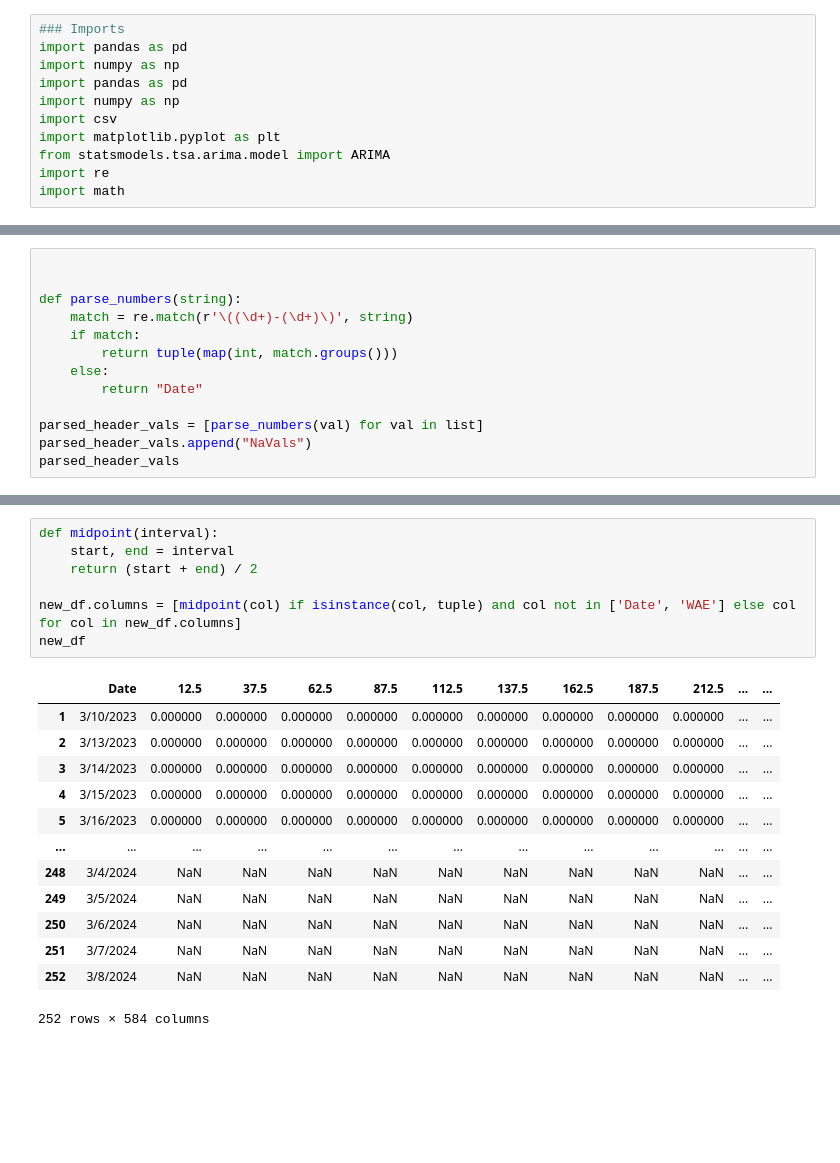
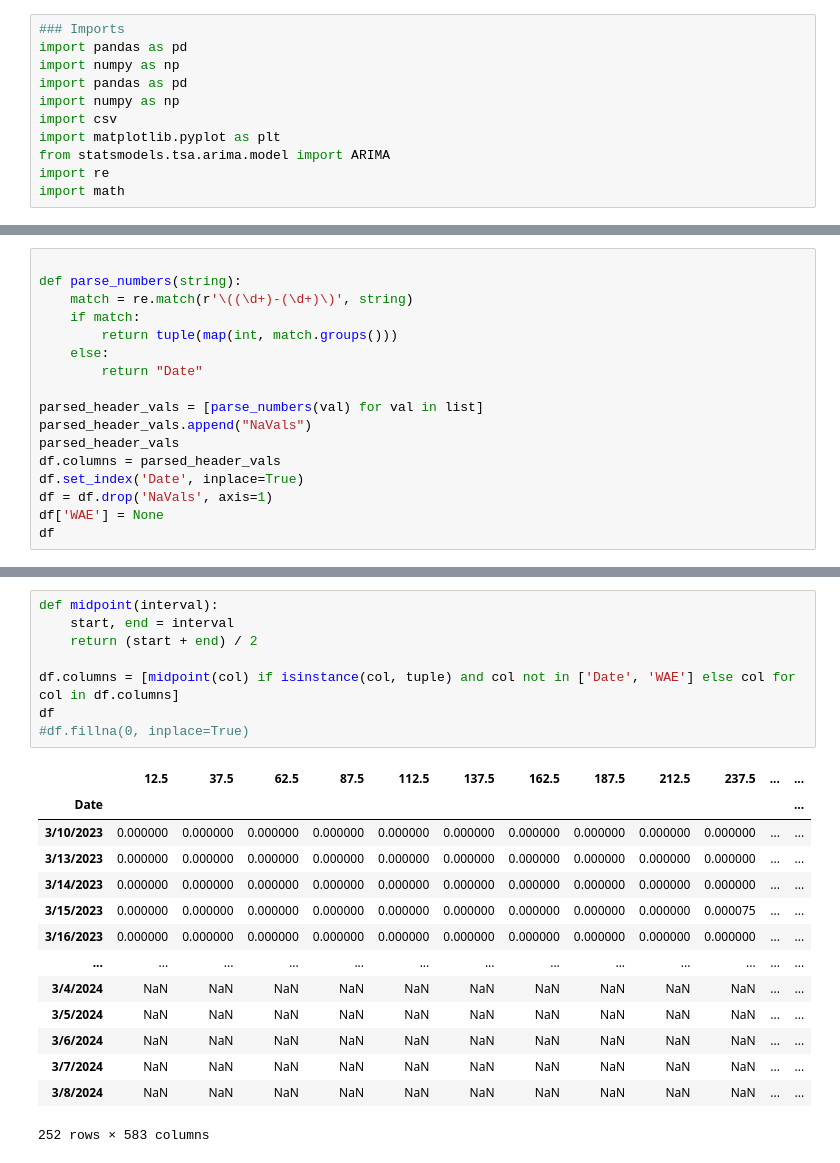
Before and after one commit to Shash23/Federal-Data-Research, a Jupyter notebook: fed_research.ipynb, the cells around one changed output, grey strips where cells are left out. Saved outputs shown, nothing was run; the diff lists cells and outputs as text; blank space fills up the shorter version.

```diff
--- a/fed_research.ipynb
+++ b/fed_research.ipynb
@@ -51,5 +46,4 @@ list
 # %%
-
 
 def parse_numbers(string):
     match = re.match(r'\((\d+)-(\d+)\)', string)
@@ -61,4 +55,9 @@ def parse_numbers(string):
 parsed_header_vals = [parse_numbers(val) for val in list]
 parsed_header_vals.append("NaVals")
 parsed_header_vals
+df.columns = parsed_header_vals
+df.set_index('Date', inplace=True)
+df = df.drop('NaVals', axis=1)
+df['WAE'] = None
+df
 # %% [output]
@@ -126,21 +78,23 @@ new_df
 # %%
 def midpoint(interval):
     start, end = interval
     return (start + end) / 2
 
-new_df.columns = [midpoint(col) if isinstance(col, tuple) and col not in ['Date', 'WAE'] else col for col in new_df.columns]
-new_df
+df.columns = [midpoint(col) if isinstance(col, tuple) and col not in ['Date', 'WAE'] else col for col in df.columns]
+df
+#df.fillna(0, inplace=True)
 # %% [output]
-|  | Date | 12.5 | 37.5 | 62.5 | 87.5 | 112.5 | 137.5 | 162.5 | 187.5 | 212.5 | ... | ... |
-| 1 | 3/10/2023 | 0.000000 | 0.000000 | 0.000000 | 0.000000 | 0.000000 | 0.000000 | 0.000000 | 0.000000 | 0.000000 | ... | ... |
-| 2 | 3/13/2023 | 0.000000 | 0.000000 | 0.000000 | 0.000000 | 0.000000 | 0.000000 | 0.000000 | 0.000000 | 0.000000 | ... | ... |
-| 3 | 3/14/2023 | 0.000000 | 0.000000 | 0.000000 | 0.000000 | 0.000000 | 0.000000 | 0.000000 | 0.000000 | 0.000000 | ... | ... |
-| 4 | 3/15/2023 | 0.000000 | 0.000000 | 0.000000 | 0.000000 | 0.000000 | 0.000000 | 0.000000 | 0.000000 | 0.000000 | ... | ... |
-| 5 | 3/16/2023 | 0.000000 | 0.000000 | 0.000000 | 0.000000 | 0.000000 | 0.000000 | 0.000000 | 0.000000 | 0.000000 | ... | ... |
+|  | 12.5 | 37.5 | 62.5 | 87.5 | 112.5 | 137.5 | 162.5 | 187.5 | 212.5 | 237.5 | ... | ... |
+| Date |  |  |  |  |  |  |  |  |  |  |  | ... |
+| 3/10/2023 | 0.000000 | 0.000000 | 0.000000 | 0.000000 | 0.000000 | 0.000000 | 0.000000 | 0.000000 | 0.000000 | 0.000000 | ... | ... |
+| 3/13/2023 | 0.000000 | 0.000000 | 0.000000 | 0.000000 | 0.000000 | 0.000000 | 0.000000 | 0.000000 | 0.000000 | 0.000000 | ... | ... |
+| 3/14/2023 | 0.000000 | 0.000000 | 0.000000 | 0.000000 | 0.000000 | 0.000000 | 0.000000 | 0.000000 | 0.000000 | 0.000000 | ... | ... |
+| 3/15/2023 | 0.000000 | 0.000000 | 0.000000 | 0.000000 | 0.000000 | 0.000000 | 0.000000 | 0.000000 | 0.000000 | 0.000075 | ... | ... |
+| 3/16/2023 | 0.000000 | 0.000000 | 0.000000 | 0.000000 | 0.000000 | 0.000000 | 0.000000 | 0.000000 | 0.000000 | 0.000000 | ... | ... |
 | ... | ... | ... | ... | ... | ... | ... | ... | ... | ... | ... | ... | ... |
-| 248 | 3/4/2024 | NaN | NaN | NaN | NaN | NaN | NaN | NaN | NaN | NaN | ... | ... |
-| 249 | 3/5/2024 | NaN | NaN | NaN | NaN | NaN | NaN | NaN | NaN | NaN | ... | ... |
-| 250 | 3/6/2024 | NaN | NaN | NaN | NaN | NaN | NaN | NaN | NaN | NaN | ... | ... |
-| 251 | 3/7/2024 | NaN | NaN | NaN | NaN | NaN | NaN | NaN | NaN | NaN | ... | ... |
-| 252 | 3/8/2024 | NaN | NaN | NaN | NaN | NaN | NaN | NaN | NaN | NaN | ... | ... |
+| 3/4/2024 | NaN | NaN | NaN | NaN | NaN | NaN | NaN | NaN | NaN | NaN | ... | ... |
+| 3/5/2024 | NaN | NaN | NaN | NaN | NaN | NaN | NaN | NaN | NaN | NaN | ... | ... |
+| 3/6/2024 | NaN | NaN | NaN | NaN | NaN | NaN | NaN | NaN | NaN | NaN | ... | ... |
+| 3/7/2024 | NaN | NaN | NaN | NaN | NaN | NaN | NaN | NaN | NaN | NaN | ... | ... |
+| 3/8/2024 | NaN | NaN | NaN | NaN | NaN | NaN | NaN | NaN | NaN | NaN | ... | ... |
-252 rows × 584 columns
+252 rows × 583 columns
```
Also changed, not shown: parts of 12 cells of this notebook.
